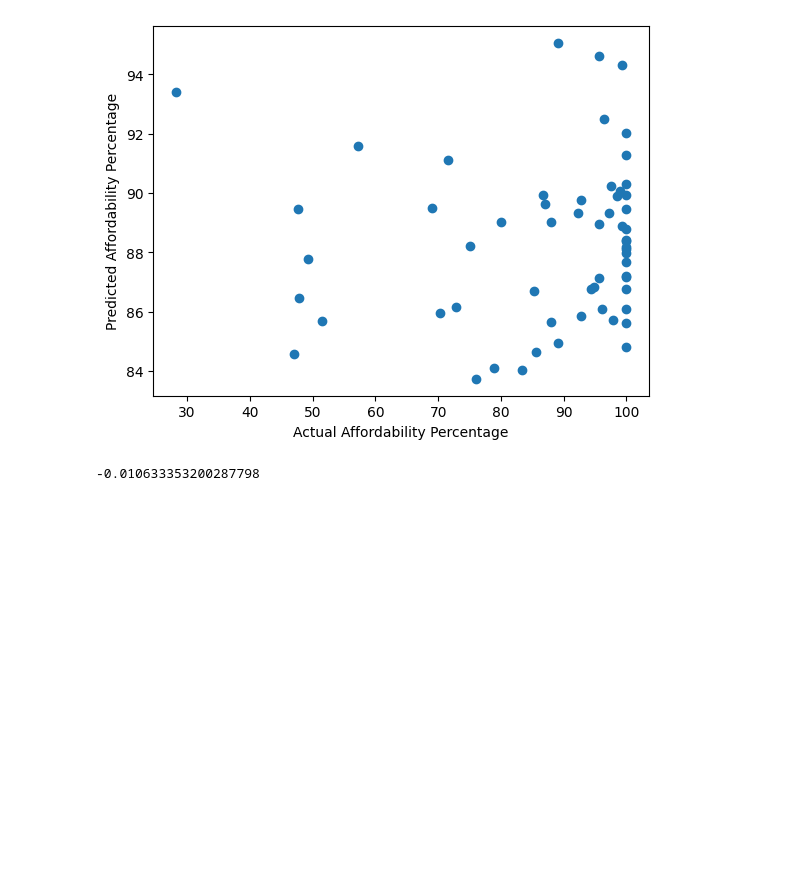
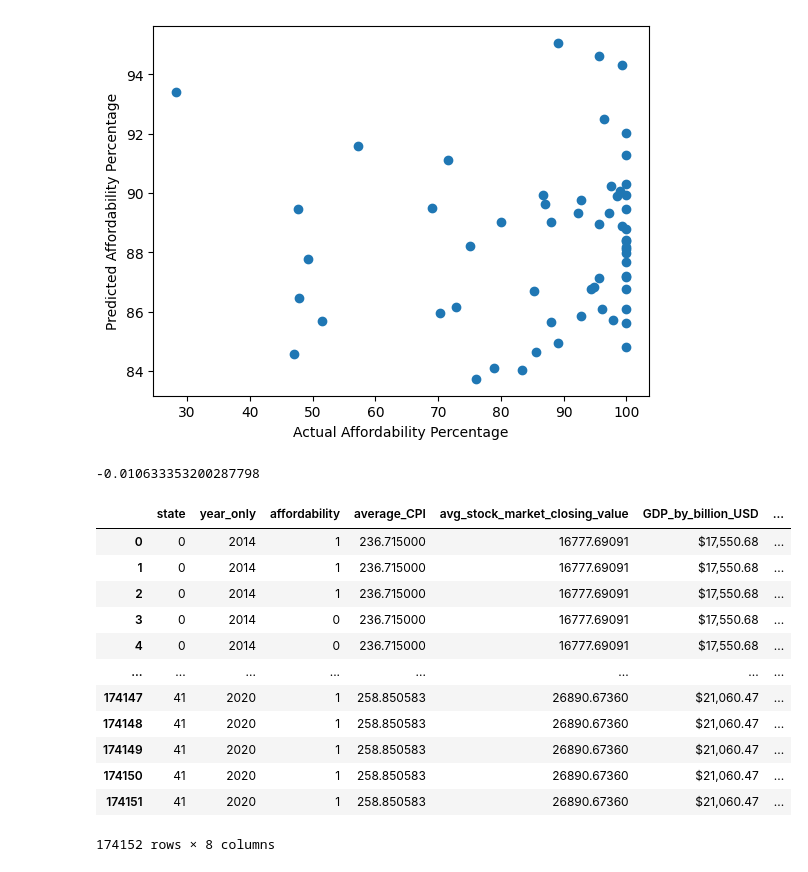
Before and after one commit to JessiPool/KaggleXProject, a Jupyter notebook: regressiontesting.ipynb, the cells around one changed output. Drawn from its saved outputs; the diff is of its cells as text; code cells hidden in the pictures; blank space fills up the shorter version.

```diff
--- a/regressiontesting.ipynb
+++ b/regressiontesting.ipynb
@@ -536,0 +539,24 @@ r2_score(y_test, y_pred_test)
+# %%
+log_strt = pd.read_csv('/content/drive/MyDrive/Data/KaggleX/pythondata/strent_logmerge.csv')
+# %%
+log_strt['state'] = log_strt['state'].astype('category')
+log_strt['state'] = log_strt['state'].cat.codes
+# %%
+log_strt['affordability'] = log_strt['affordability'].astype('category')
+log_strt['affordability'] = log_strt['affordability'].cat.codes
+# %%
+log_strt
+# %% [output]
+|  | state | year_only | affordability | average_CPI | avg_stock_market_closing_value | GDP_by_billion_USD | ... |
+| 0 | 0 | 2014 | 1 | 236.715000 | 16777.69091 | $17,550.68 | ... |
+| 1 | 0 | 2014 | 1 | 236.715000 | 16777.69091 | $17,550.68 | ... |
+| 2 | 0 | 2014 | 1 | 236.715000 | 16777.69091 | $17,550.68 | ... |
+| 3 | 0 | 2014 | 0 | 236.715000 | 16777.69091 | $17,550.68 | ... |
+| 4 | 0 | 2014 | 0 | 236.715000 | 16777.69091 | $17,550.68 | ... |
+| ... | ... | ... | ... | ... | ... | ... | ... |
+| 174147 | 41 | 2020 | 1 | 258.850583 | 26890.67360 | $21,060.47 | ... |
+| 174148 | 41 | 2020 | 1 | 258.850583 | 26890.67360 | $21,060.47 | ... |
+| 174149 | 41 | 2020 | 1 | 258.850583 | 26890.67360 | $21,060.47 | ... |
+| 174150 | 41 | 2020 | 1 | 258.850583 | 26890.67360 | $21,060.47 | ... |
+| 174151 | 41 | 2020 | 1 | 258.850583 | 26890.67360 | $21,060.47 | ... |
+174152 rows × 8 columns
```
Also changed, not shown: parts of 1 cell of this notebook.
